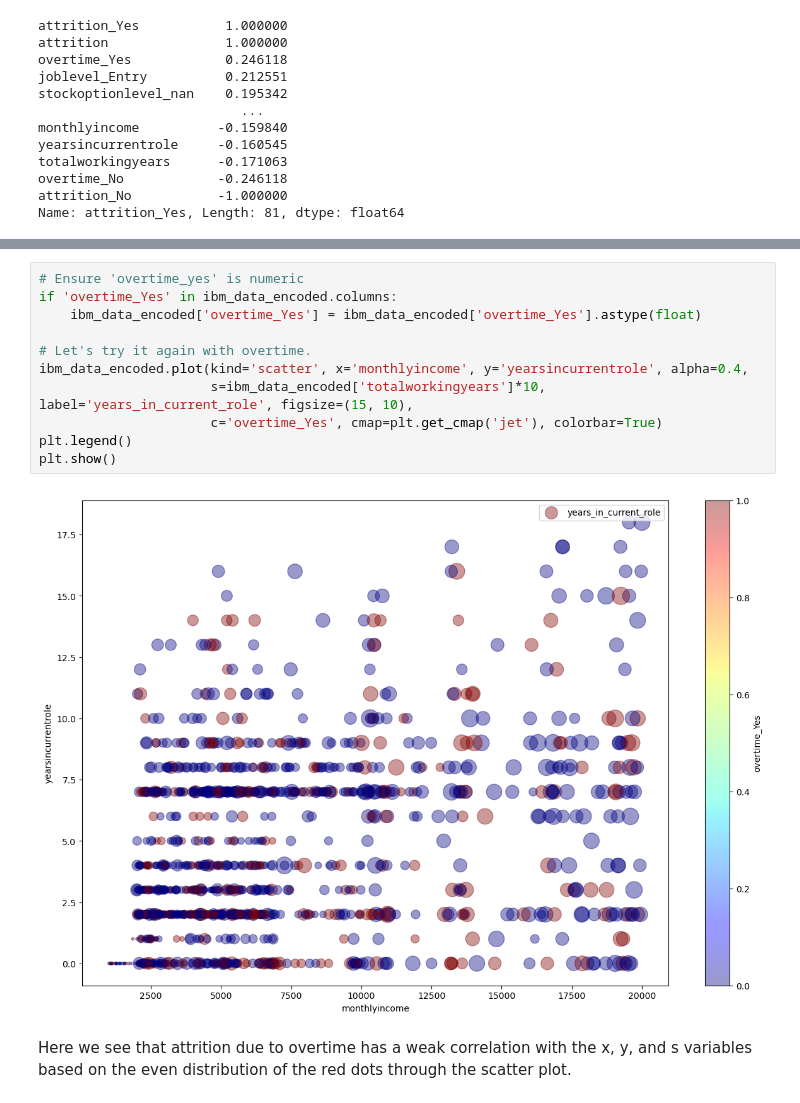
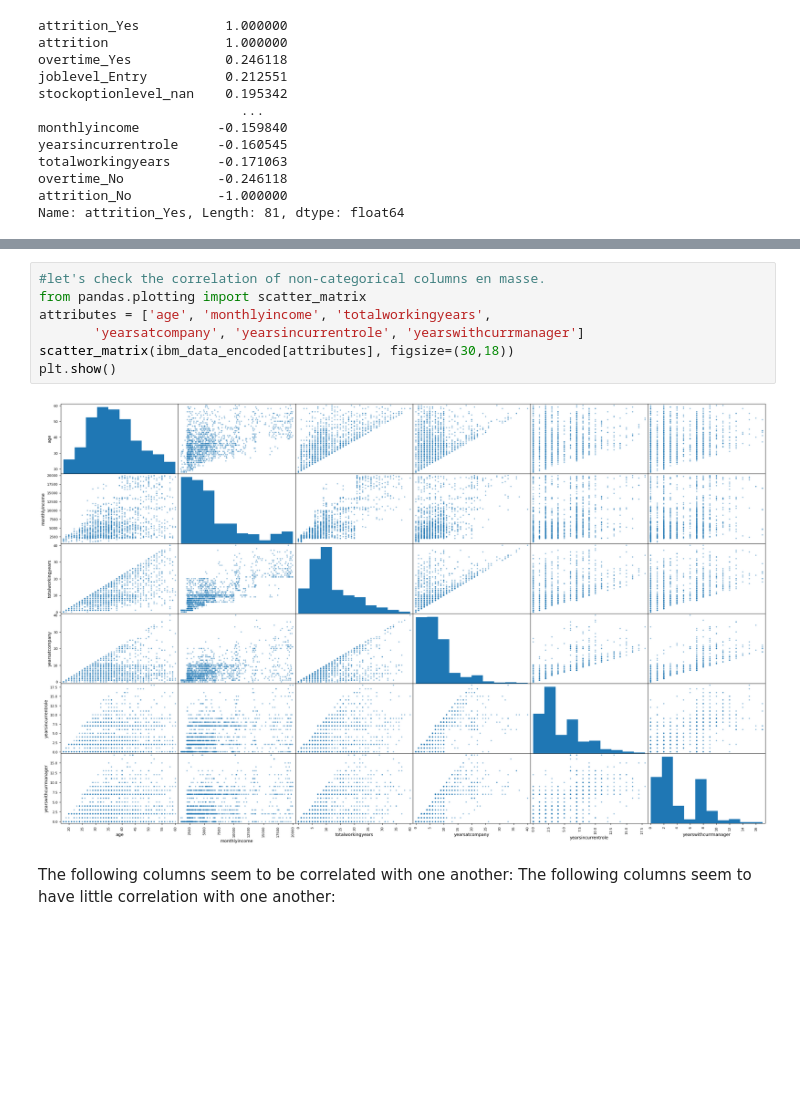
Before and after one commit to Altsb22/Employee_Retention, a Jupyter notebook: Individual Dataset Training/Dataset_IBM.ipynb, the cells around one changed output, grey strips where cells are left out. Saved outputs shown, nothing was run; the diff lists cells and outputs as text; blank space fills up the shorter version.

```diff
--- a/Individual Dataset Training/Dataset_IBM.ipynb
+++ b/Individual Dataset Training/Dataset_IBM.ipynb
@@ -264,15 +254,12 @@ In this illustration we can see that there is a correlation between years in cur
-# %%
-# Ensure 'overtime_yes' is numeric
-if 'overtime_Yes' in ibm_data_encoded.columns:
-    ibm_data_encoded['overtime_Yes'] = ibm_data_encoded['overtime_Yes'].astype(float)
-
-# Let's try it again with overtime.
-ibm_data_encoded.plot(kind='scatter', x='monthlyincome', y='yearsincurrentrole', alpha=0.4,
-                      s=ibm_data_encoded['totalworkingyears']*10, label='years_in_current_role', figsize=(15, 10),
-                      c='overtime_Yes', cmap=plt.get_cmap('jet'), colorbar=True)
-plt.legend()
-plt.show()
-# %% [output]
-[figure, removed]
-# %% [markdown]
-Here we see that attrition due to overtime has a weak correlation with the x, y, and s variables based on the even distribution of the red dots through the scatter plot.
+# %%
+#let's check the correlation of non-categorical columns en masse.
+from pandas.plotting import scatter_matrix
+attributes = ['age', 'monthlyincome', 'totalworkingyears',
+       'yearsatcompany', 'yearsincurrentrole', 'yearswithcurrmanager']
+scatter_matrix(ibm_data_encoded[attributes], figsize=(30,18))
+plt.show()
+# %% [output]
+[figure, added]
+# %% [markdown]
+The following columns seem to be correlated with one another:
+The following columns seem to have little correlation with one another:
```
Also changed, not shown: parts of 4 cells of this notebook.
